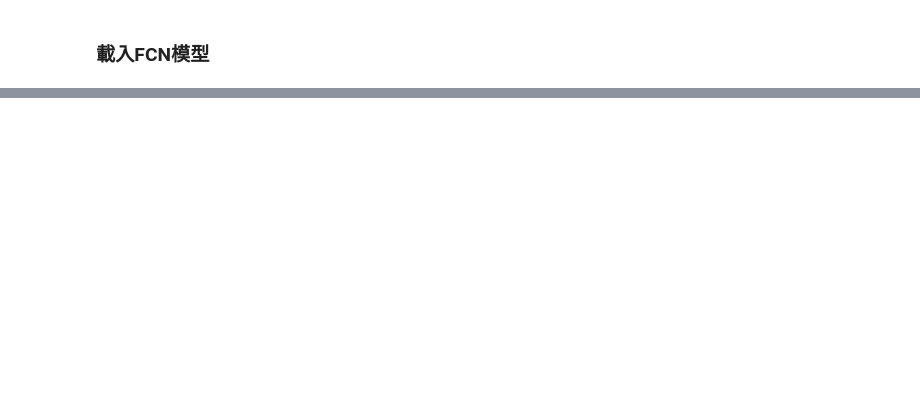
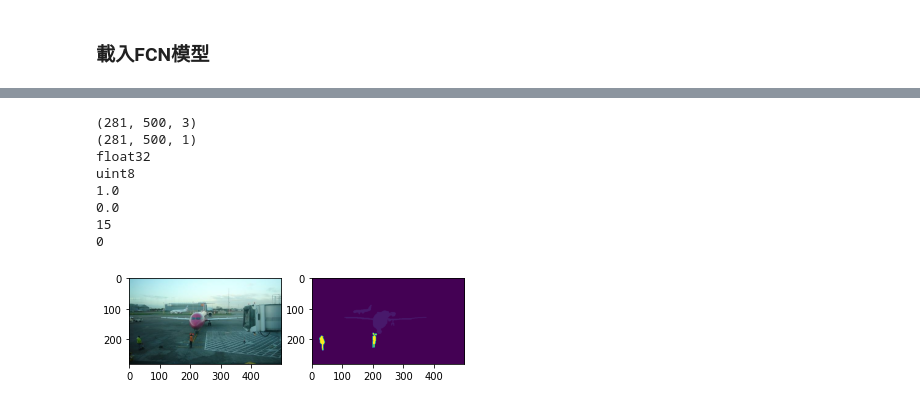
Before and after one commit to jacky10001/tf2-mycnn, a Jupyter notebook: dev_fcn.ipynb, the cells around one changed output, grey strips where cells are left out. Cells and saved outputs as stored; diff of their text form; code cells hidden in the pictures; blank space fills up the shorter version.

```diff
--- a/dev_fcn.ipynb
+++ b/dev_fcn.ipynb
@@ -21,22 +49,23 @@ def parse_fn(dataset, **kwargs):
     # 讀取 image
     x = tf.io.read_file(path_x)
     x = tf.io.decode_image(x, channels=3, expand_animations=False)
+
     y = tf.io.read_file(path_y)
     y = tf.io.decode_image(y, channels=1, expand_animations=False)
 
     # 對影像進行正規化，及增加影像通道
     x = tf.cast(x, tf.float32) / 255.0
     # x = tf.expand_dims(x, axis=-1)
-    y = tf.cast(y, tf.float32) / 255.0
+    # y = tf.cast(y, tf.float32)
     # y = tf.expand_dims(y, axis=-1)
 
-    return x, x # 回傳資料
+    return x, y # 回傳資料
 # %%
 # tra_data_in = glob.glob(r"data\in\*.png")
 # tra_data_out = glob.glob(r"data\out\*.png")
 
-tra_data_in = ["2007_001763.jpg"]
-tra_data_out = ["2007_001763.png"]
+tra_data_in = ["datasets/VOCSegmentation/train/images/2007_000032.jpg"]
+tra_data_out = ["datasets/VOCSegmentation/train/masks/2007_000032.png"]
 
 tra_data = {}
 tra_data["in"] = tra_data_in
@@ -47,6 +76,42 @@ autotune = tf.data.experimental.AUTOTUNE
 tra_ds = tf.data.Dataset.from_tensor_slices(tra_data)
 tra_ds = tra_ds.map(lambda ds: parse_fn(ds), num_parallel_calls=autotune)
 tra_ds = tra_ds.batch(1)
+# %%
+for x, y in tra_ds.take(1):
+    images = x.numpy()
+    labels = y.numpy()
+
+a = images[0,::]
+b = labels[0,::]
+
+print(a.shape)
+print(b.shape)
+
+print(a.dtype)
+print(b.dtype)
+
+print(np.max(a))
+print(np.min(a))
+
+print(np.max(b))
+print(np.min(b))
+
+
+plt.subplot(121)
+plt.imshow(a)
+plt.subplot(122)
+plt.imshow(b)
+plt.show()
+# %% [output]
+(281, 500, 3)
+(281, 500, 1)
+float32
+uint8
+1.0
+0.0
+15
+0
+[figure, added]
 # %%
 fcn8.compile(optimizer=tf.keras.optimizers.Adam(),
              loss="mse")
```
Also changed, not shown: parts of 3 cells of this notebook.
